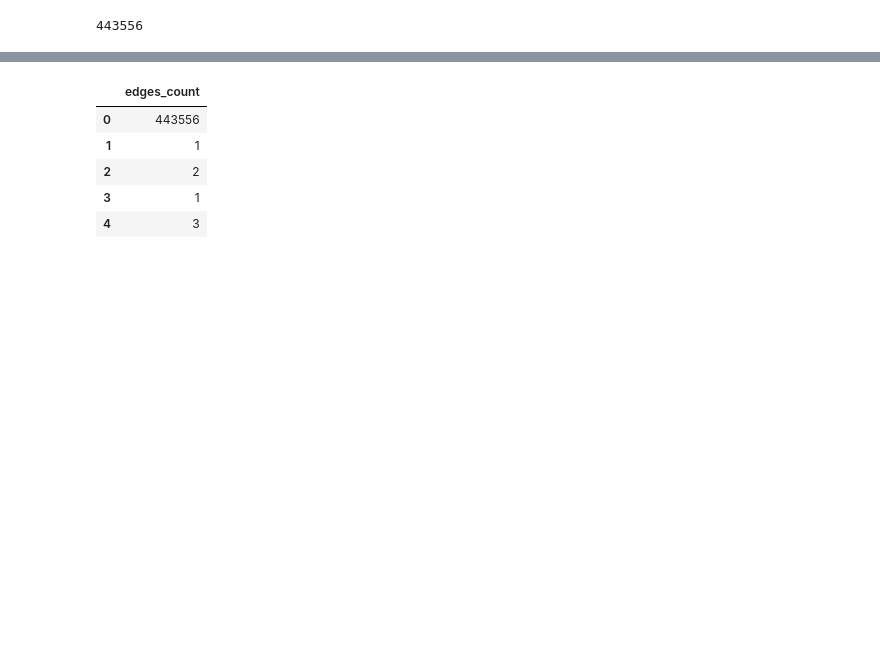
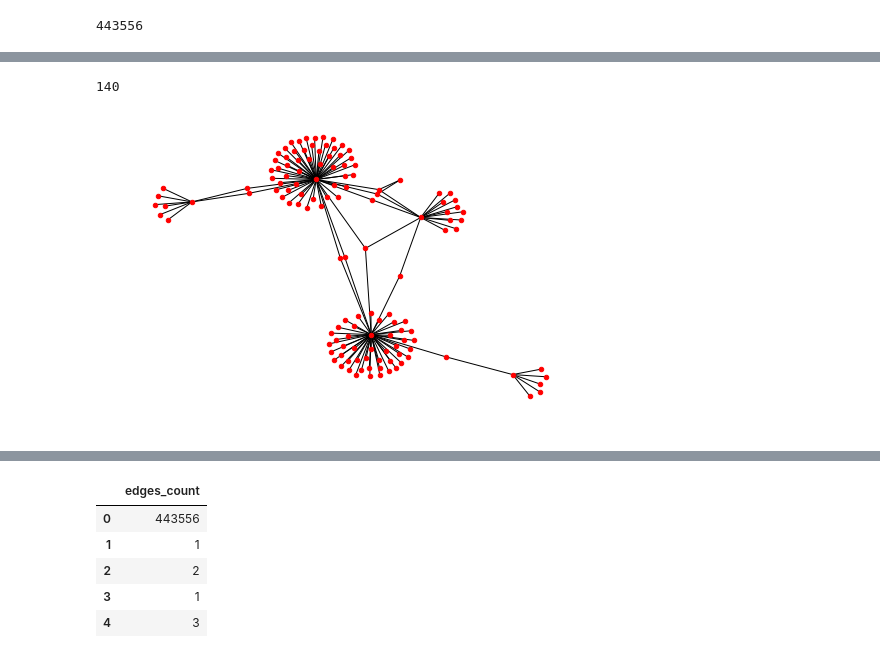
Before and after one commit to Ewen2015/DataScienceNotes, a Jupyter notebook: network/graphicML_dev_0517.ipynb, the cells around one changed output, grey strips where cells are left out. Saved outputs shown, nothing was run; the diff lists cells and outputs as text; code cells hidden in the pictures; blank space fills up the shorter version.

```diff
--- a/network/graphicML_dev_0517.ipynb
+++ b/network/graphicML_dev_0517.ipynb
@@ -63,0 +75,2 @@ graphs[0].number_of_edges()
+# %%
+partition = community.best_partition(largest)
@@ -63,0 +86,6 @@ graphs[0].number_of_edges()
+# %%
+node_lists = []
+for ccomp in set(partition.values()):
+    node_list = [nodes for nodes in partition.keys() if partition[nodes] == ccomp]
+    node_lists.append(node_list)
+    print('num of ', ccomp, len(node_list))
@@ -63,0 +112,17 @@ graphs[0].number_of_edges()
+# %%
+sub_egde_list = []
+
+for i in [*G.edges().keys()]:
+    if i[0] in node_lists[22] and i[1] in node_lists[22]:
+        sub_egde_list.append(i)
+# %%
+len(sub_egde_list)
+# %% [output]
+140
+# %%
+sub_graph = nx.Graph()
+sub_graph.add_edges_from(sub_egde_list)
+# %%
+nx.draw_spring(sub_graph, node_size=20)
+# %% [output]
+[figure, added]
```
Also changed, not shown: parts of 30 cells of this notebook, 8 other files.
